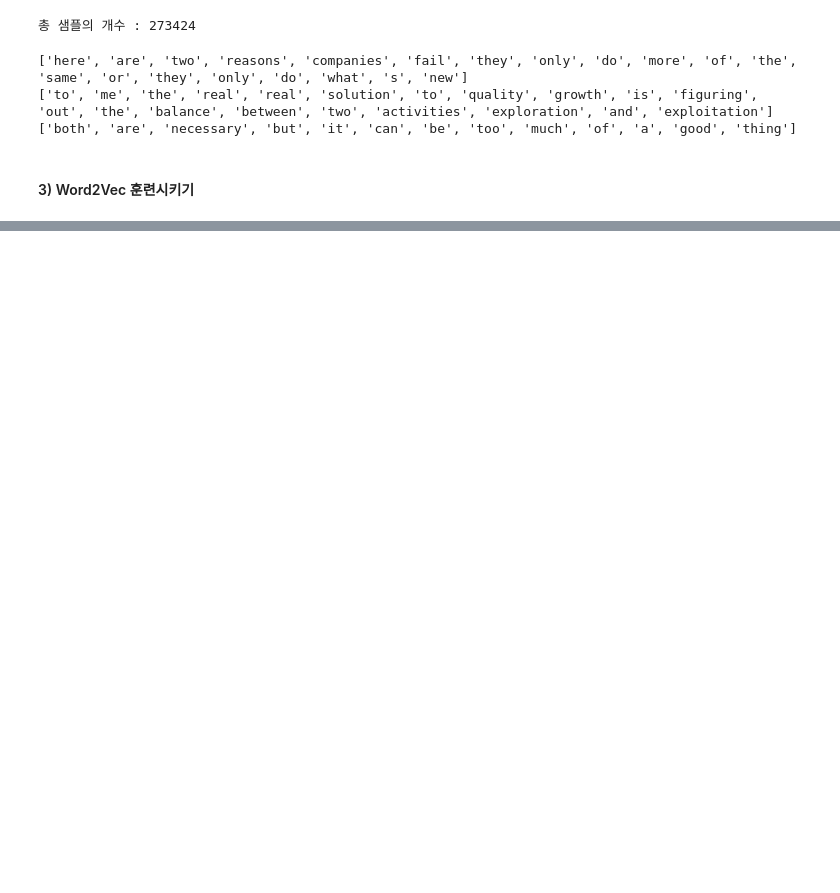
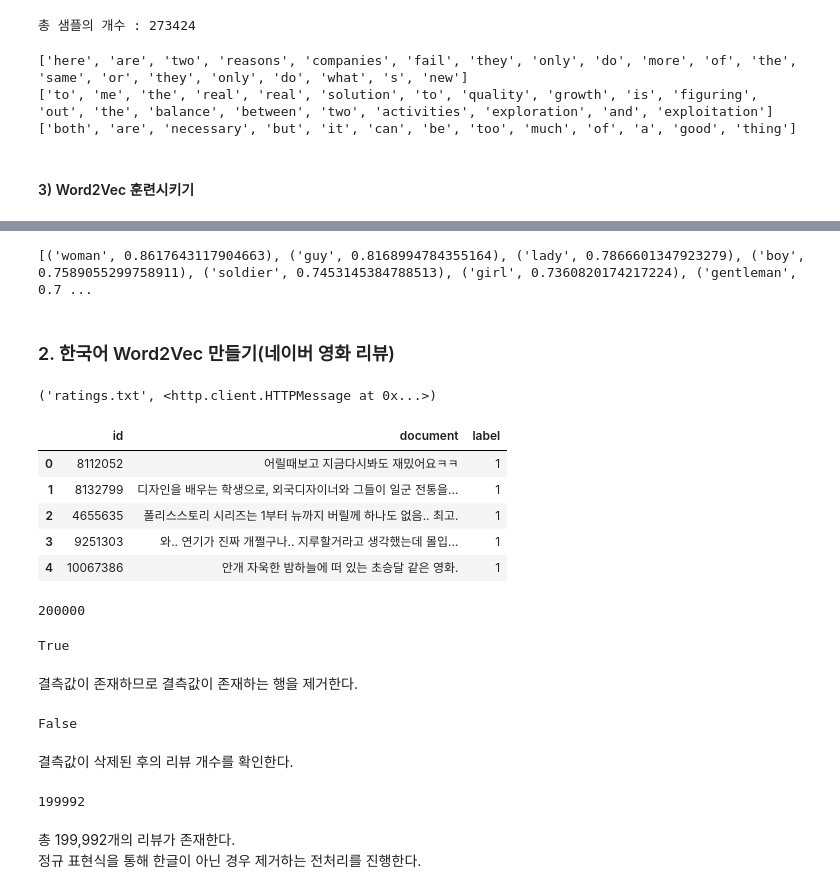
Before and after one commit to tryfasting/deeplearning-pytorch-textbook, a Jupyter notebook: 12-04 Word2Vec 학습 및 시각화.ipynb, the cells around one changed output, grey strips where cells are left out. Drawn from its saved outputs; the diff is of its cells as text; code cells hidden in the pictures; blank space fills up the shorter version.

```diff
--- a/12-04 Word2Vec 학습 및 시각화.ipynb
+++ b/12-04 Word2Vec 학습 및 시각화.ipynb
@@ -76,0 +99,7 @@ ModuleNotFoundError: No module named 'gensim'
+# %%
+model_result = model.wv.most_similar('man')
+print(model_result)
+# %% [output]
+[('woman', 0.8617643117904663), ('guy', 0.8168994784355164), ('lady', 0.7866601347923279), ('boy', 0.7589055299758911), ('soldier', 0.7453145384788513), ('girl', 0.7360820174217224), ('gentleman', 0.7 ...
+# %% [markdown]
+### 2. 한국어 Word2Vec 만들기(네이버 영화 리뷰)
@@ -76,0 +112,4 @@ ModuleNotFoundError: No module named 'gensim'
+# %%
+urllib.request.urlretrieve("https://raw.githubusercontent.com/e9t/nsmc/master/ratings.txt", filename="ratings.txt")
+# %% [output]
+('ratings.txt', <http.client.HTTPMessage at 0x...>)
@@ -76,0 +118,34 @@ ModuleNotFoundError: No module named 'gensim'
+# %%
+train_data[:5] # 상위 5개 출력
+# %% [output]
+|  | id | document | label |
+| 0 | 8112052 | 어릴때보고 지금다시봐도 재밌어요ㅋㅋ | 1 |
+| 1 | 8132799 | 디자인을 배우는 학생으로, 외국디자이너와 그들이 일군 전통을... | 1 |
+| 2 | 4655635 | 폴리스스토리 시리즈는 1부터 뉴까지 버릴께 하나도 없음.. 최고. | 1 |
+| 3 | 9251303 | 와.. 연기가 진짜 개쩔구나.. 지루할거라고 생각했는데 몰입... | 1 |
+| 4 | 10067386 | 안개 자욱한 밤하늘에 떠 있는 초승달 같은 영화. | 1 |
+# %%
+print(len(train_data)) # 리뷰 개수 출력
+# %% [output]
+200000
+# %%
+# NULL 값 존재 유무
+print(train_data.isnull().values.any())
+# %% [output]
+True
+# %% [markdown]
+결측값이 존재하므로 결측값이 존재하는 행을 제거한다.
+# %%
+train_data =  train_data.dropna(how = 'any') # NULL값이 존재하는 행 제거
+print(train_data.isnull().values.any())
+# %% [output]
+False
+# %% [markdown]
+결측값이 삭제된 후의 리뷰 개수를 확인한다.
+# %%
+print(len(train_data))
+# %% [output]
+199992
+# %% [markdown]
+총 199,992개의 리뷰가 존재한다.
+정규 표현식을 통해 한글이 아닌 경우 제거하는 전처리를 진행한다.
```
Also changed, not shown: parts of 44 cells of this notebook.
